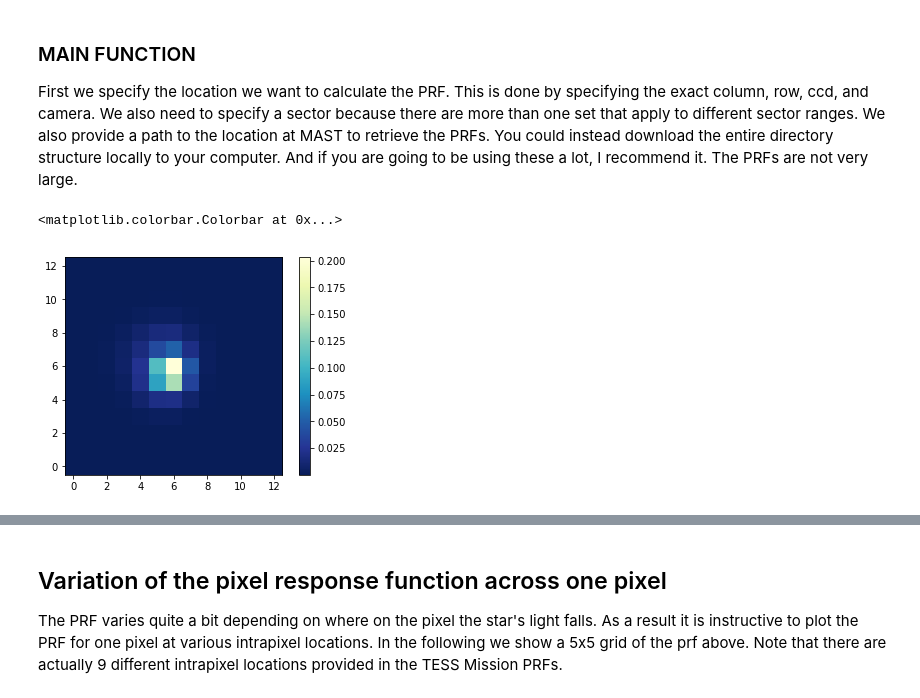
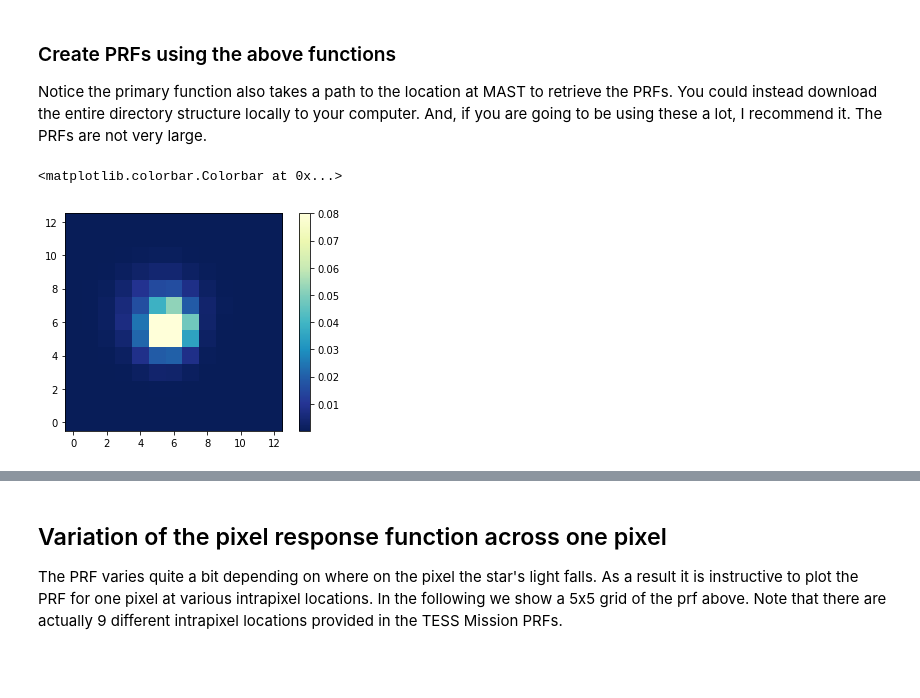
Before and after one commit to mustaric/susanTutorials, a Jupyter notebook: tessPrfRetrieval/tess_prf_retrieval.ipynb, the cells around one changed output, grey strips where cells are left out. Saved outputs shown, nothing was run; the diff lists cells and outputs as text; code cells hidden in the pictures; blank space fills up the shorter version.

```diff
--- a/tessPrfRetrieval/tess_prf_retrieval.ipynb
+++ b/tessPrfRetrieval/tess_prf_retrieval.ipynb
@@ -80,7 +87,8 @@ def readOnePrfFitsFile(ccd, camera, col, row, path, datestring):
     return prfArray
 
 def determineClosestTessRowCol(col,row):
-    """Determine the four pairs of row, col positions of your target.
+    """
+    Determine the four pairs of row, col positions of your target.
     These are specific to TESS and where they chose to report their PRFs.
     Returns a list of (col,row) pairs.
     """
@@ -225,8 +233,8 @@ def getPrfAtColRowFits(col, row, ccd, camera, sector, path):
 
     return interpolatedPrf
 # %% [markdown]
-### MAIN FUNCTION
-First we specify the location we want to calculate the PRF.  This is done by specifying the exact column, row, ccd, and camera.  We also need to specify a sector because there are more than one set that apply to different sector ranges.  We also provide a path to the location at MAST to retrieve the PRFs.  You could instead download the entire directory structure locally to your computer. And if you are going to be using these a lot, I recommend it. The PRFs are not very large.
+### Create PRFs using the above functions
+Notice the primary function also takes a path to the location at MAST to retrieve the PRFs.  You could instead download the entire directory structure locally to your computer. And, if you are going to be using these a lot, I recommend it. The PRFs are not very large.
 # %%
 #Define the location for which we want to retrieve the PRF.
 col = 125.23
@@ -240,11 +248,11 @@ path = "https://archive.stsci.edu/missions/tess/models/prf_fitsfiles/"
 prf = getPrfAtColRowFits(col, row, ccd, camera, sector, path)
 # %%
 kwargs = {'origin':'bottom', 'interpolation':'nearest', 'cmap':plt.cm.YlGnBu_r}
-plt.imshow(prf, **kwargs)
+plt.imshow(prf, **kwargs, vmax=.08)
 plt.colorbar()
 # %% [output]
 <matplotlib.colorbar.Colorbar at 0x...>
-[figure, old version]
+[figure, new version]
 # %%
 #An Assert statement to ensure that the PRFs are being calculated correctly
 prf = getPrfAtColRowFits(120.1, 500.0, 1, 2, 1, "https://archive.stsci.edu/missions/tess/models/prf_fitsfiles/")
```
Also changed, not shown: parts of 15 cells of this notebook.
